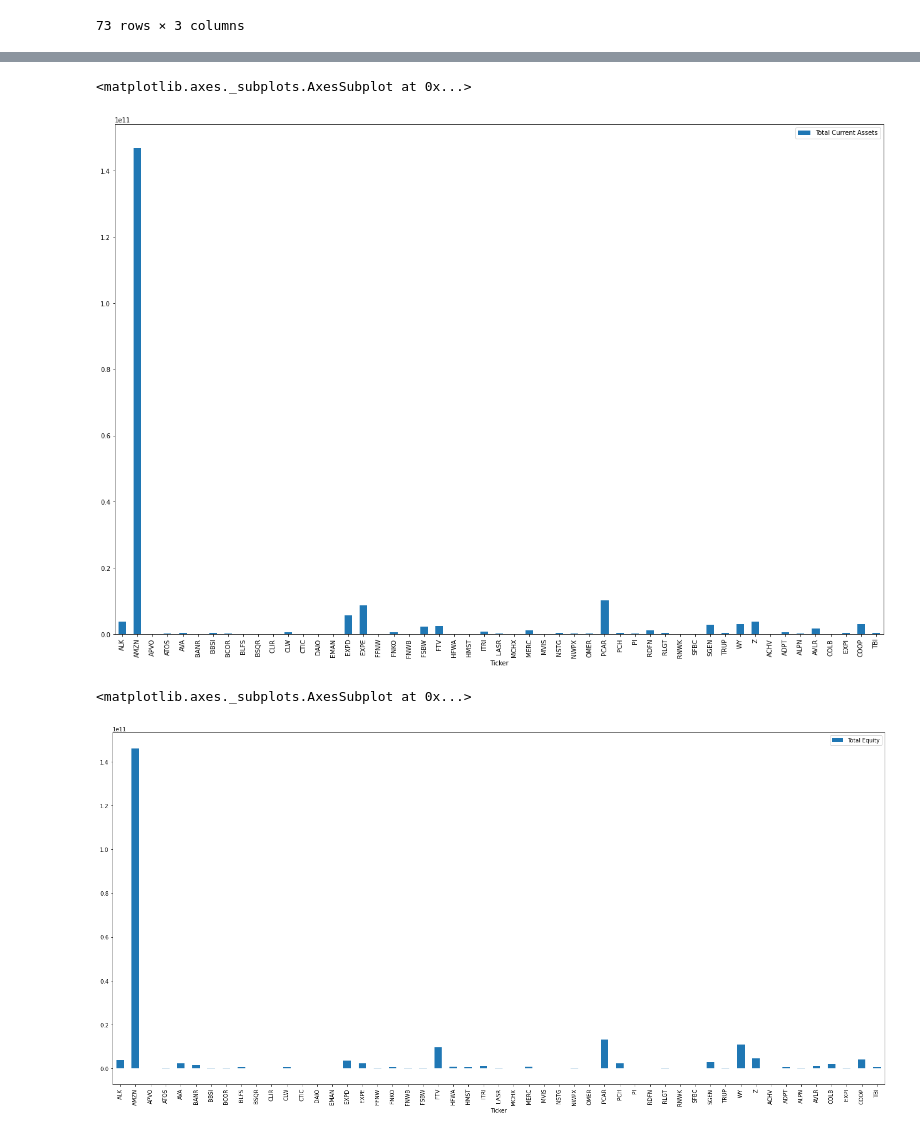
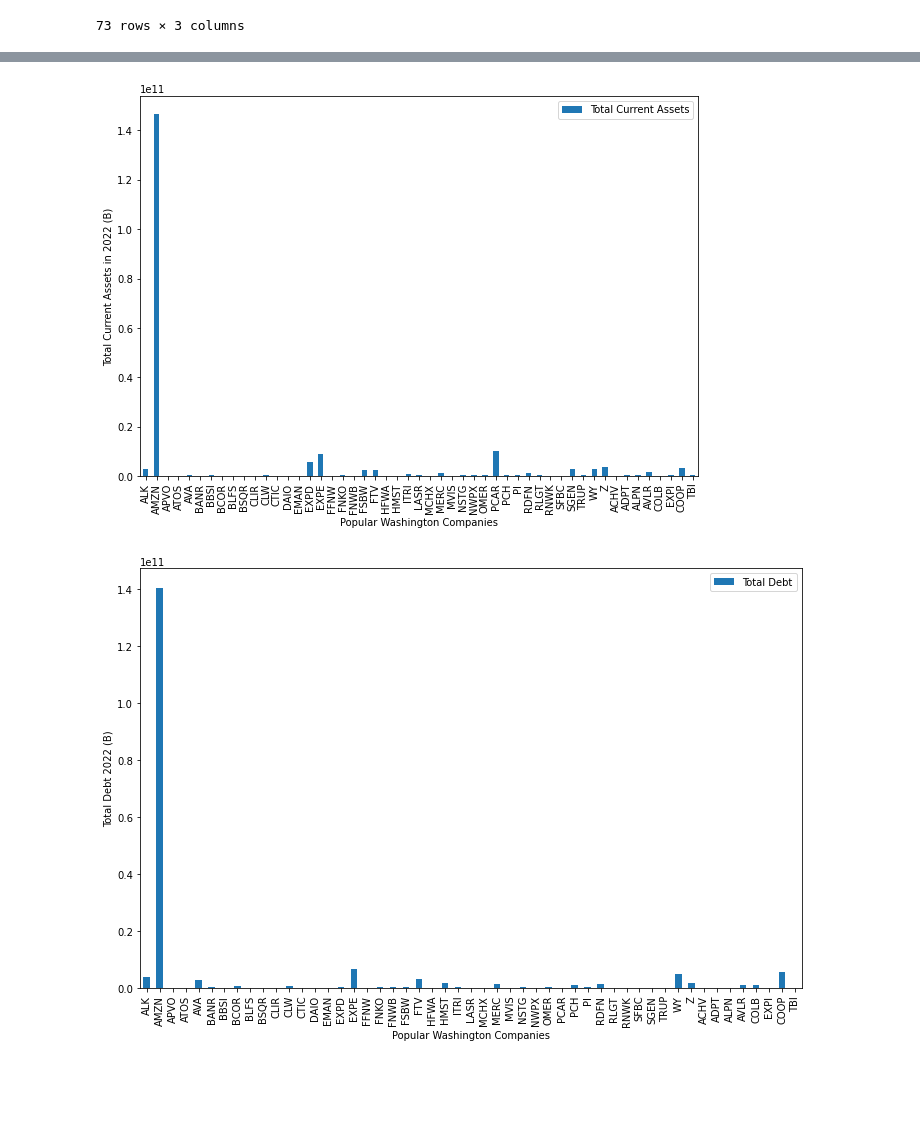
Before and after one commit to ScottMcLean98/Project1, a Jupyter notebook: Financial Data Balance Statement.ipynb, the cells around one changed output, grey strips where cells are left out. Drawn from its saved outputs; the diff is of its cells as text; code cells hidden in the pictures; blank space fills up the shorter version.

Commit message:
Minor edits to graph titles in financial notebooks

```diff
--- a/Financial Data Balance Statement.ipynb
+++ b/Financial Data Balance Statement.ipynb
@@ -186,18 +169,22 @@ year_2022.head()
 | 6 | AVA | 2022-09-30 | 2022-11-01 | 2022 | Q3 | 14363000 | 188548000 | ... |
 5 rows × 29 columns
 # %%
-#show total current assets of each company in 2019
-plt.rcParams["figure.figsize"] = [22, 15]
+#show total current assets of each company in 2022.
+plt.rcParams["figure.figsize"] = [10, 7]
 plt.rcParams["figure.autolayout"] = False
 year_2022.plot(kind='bar', x='Ticker', y='Total Current Assets')
+plt.xlabel("Popular Washington Companies")
+plt.ylabel("Total Current Assets in 2022 (B)")
+plt.savefig("TOTALcurrentassets2022.png")
 # %% [output]
-<matplotlib.axes._subplots.AxesSubplot at 0x...>
-[figure, old version]
+[figure, new version]
 # %%
-#total Equity of each company by year
-plt.rcParams["figure.figsize"] = [20, 10]
+#total debt of each company in 2022
+plt.rcParams["figure.figsize"] = [10, 7]
 plt.rcParams["figure.autolayout"] = True
-year_2022.plot(kind='bar', x='Ticker', y='Total Equity')
+year_2022.plot(kind='bar', x='Ticker', y='Total Debt')
+plt.xlabel("Popular Washington Companies")
+plt.ylabel("Total Debt 2022 (B)")
+plt.savefig("TotalDebt2022.png")
 # %% [output]
-<matplotlib.axes._subplots.AxesSubplot at 0x...>
-[figure, old version]
+[figure, new version]
```
Also changed, not shown: parts of 3 cells of this notebook, 4 other files.
